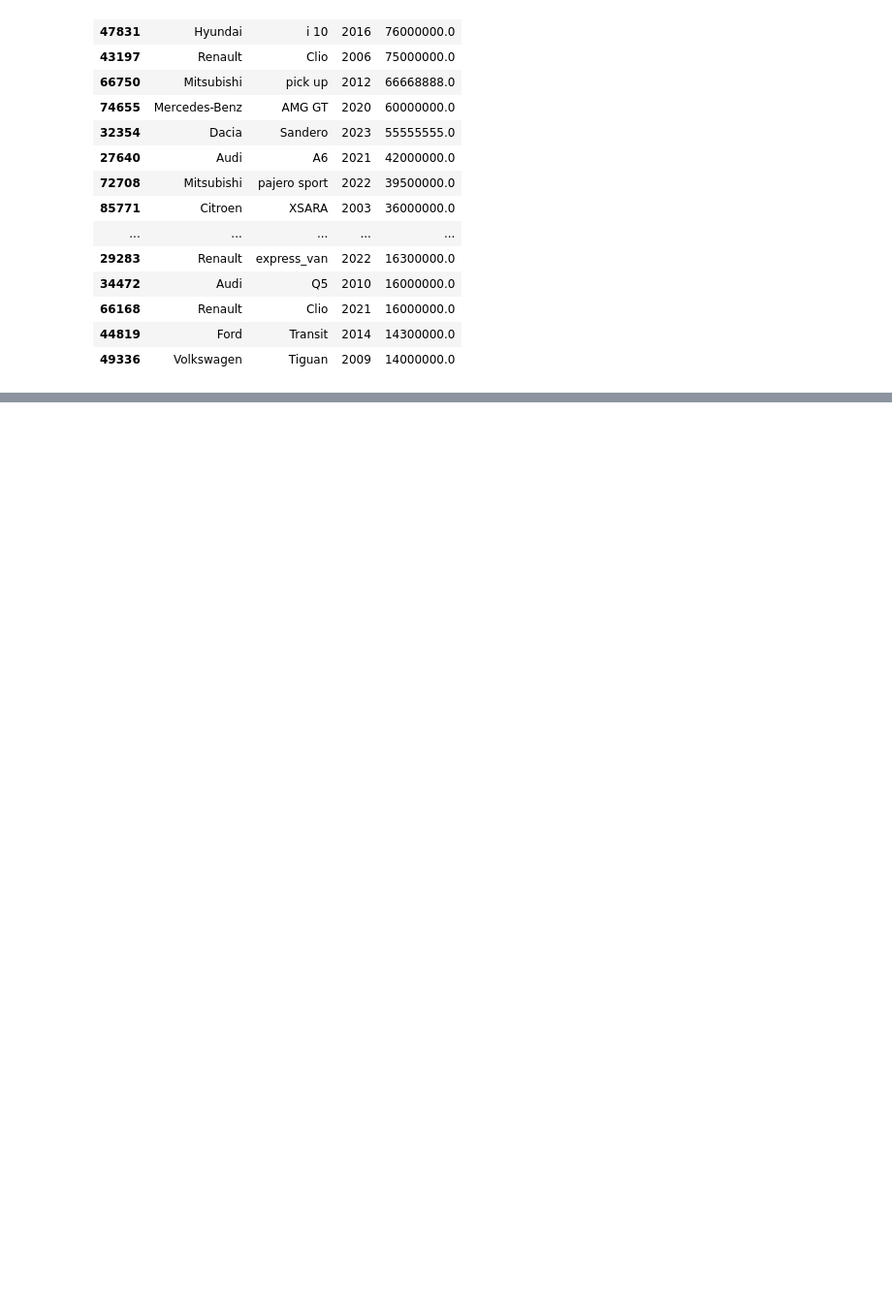
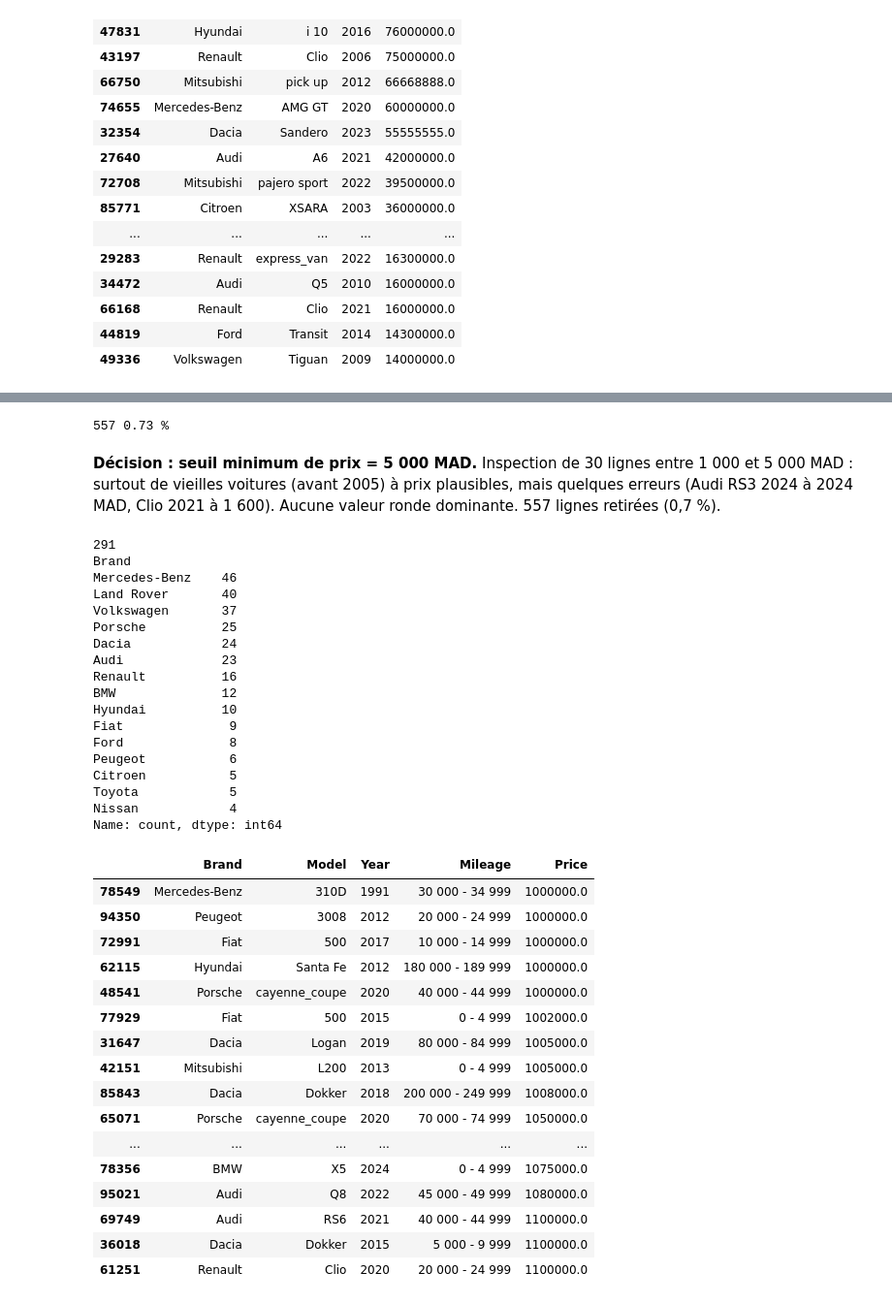
Before and after one commit to fatimazahrahaoua384-ctrl/moroccan-used-car-price-prediction, a Jupyter notebook: notebooks/01_first_look.ipynb, the cells around one changed output, grey strips where cells are left out. Shown at 97% size. Saved outputs shown, nothing was run; the diff lists cells and outputs as text; code cells hidden in the pictures; blank space fills up the shorter version.

```diff
--- a/notebooks/01_first_look.ipynb
+++ b/notebooks/01_first_look.ipynb
@@ -251,0 +302,54 @@ df.loc[p.between(1e6, 1e8), ["Brand", "Model", "Year", "Price"]].sort_values("Pr
+# %%
+MIN_PRICE = 5_000
+n_avec_prix = df["Price"].notna().sum()
+n_sous_seuil = (df["Price"] < MIN_PRICE).sum()
+print(n_sous_seuil, round(n_sous_seuil / n_avec_prix * 100, 2), "%")
+# %% [output]
+557 0.73 %
+# %% [markdown]
+**Décision : seuil minimum de prix = 5 000 MAD.**
+Inspection de 30 lignes entre 1 000 et 5 000 MAD : surtout de vieilles voitures
+(avant 2005) à prix plausibles, mais quelques erreurs (Audi RS3 2024 à 2024 MAD,
+Clio 2021 à 1 600). Aucune valeur ronde dominante. 557 lignes retirées (0,7 %).
+# %%
+p = df["Price"]
+lux = df.loc[p.between(1e6, 5e6), ["Brand", "Model", "Year", "Mileage", "Price"]]
+print(len(lux))
+print(lux["Brand"].value_counts().head(15))
+lux.sort_values("Price").head(20)
+# %% [output]
+291
+Brand
+Mercedes-Benz    46
+Land Rover       40
+Volkswagen       37
+Porsche          25
+Dacia            24
+Audi             23
+Renault          16
+BMW              12
+Hyundai          10
+Fiat              9
+Ford              8
+Peugeot           6
+Citroen           5
+Toyota            5
+Nissan            4
+Name: count, dtype: int64
+|  | Brand | Model | Year | Mileage | Price |
+| 78549 | Mercedes-Benz | 310D | 1991 | 30 000 - 34 999 | 1000000.0 |
+| 94350 | Peugeot | 3008 | 2012 | 20 000 - 24 999 | 1000000.0 |
+| 72991 | Fiat | 500 | 2017 | 10 000 - 14 999 | 1000000.0 |
+| 62115 | Hyundai | Santa Fe | 2012 | 180 000 - 189 999 | 1000000.0 |
+| 48541 | Porsche | cayenne_coupe | 2020 | 40 000 - 44 999 | 1000000.0 |
+| 77929 | Fiat | 500 | 2015 | 0 - 4 999 | 1002000.0 |
+| 31647 | Dacia | Logan | 2019 | 80 000 - 84 999 | 1005000.0 |
+| 42151 | Mitsubishi | L200 | 2013 | 0 - 4 999 | 1005000.0 |
+| 85843 | Dacia | Dokker | 2018 | 200 000 - 249 999 | 1008000.0 |
+| 65071 | Porsche | cayenne_coupe | 2020 | 70 000 - 74 999 | 1050000.0 |
+| ... | ... | ... | ... | ... | ... |
+| 78356 | BMW | X5 | 2024 | 0 - 4 999 | 1075000.0 |
+| 95021 | Audi | Q8 | 2022 | 45 000 - 49 999 | 1080000.0 |
+| 69749 | Audi | RS6 | 2021 | 40 000 - 44 999 | 1100000.0 |
+| 36018 | Dacia | Dokker | 2015 | 5 000 - 9 999 | 1100000.0 |
+| 61251 | Renault | Clio | 2020 | 20 000 - 24 999 | 1100000.0 |
```
Also changed, not shown: parts of 7 cells of this notebook, 8 other files.
